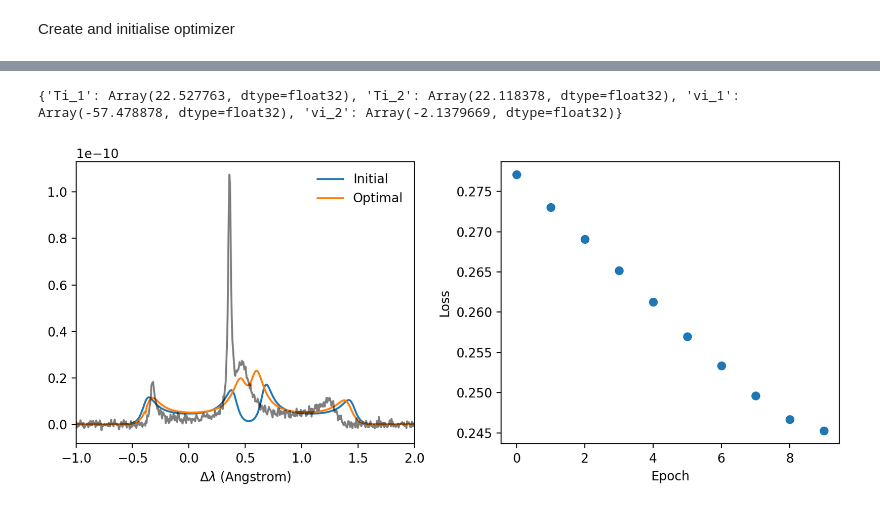
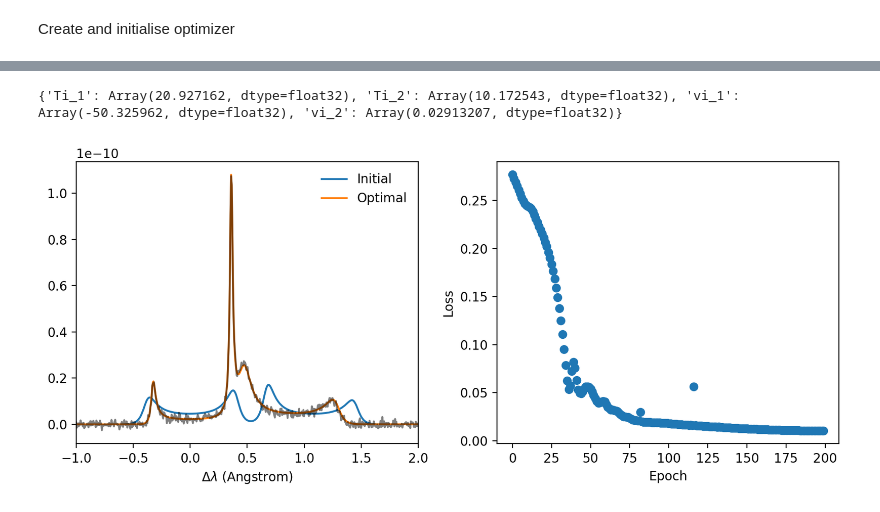
Before and after one commit to aidancrilly/Thomson-Scattering-Cross-Section-Calculator, a Jupyter notebook: PYTHON Code/OTSax/examples/IAWFitExample.ipynb, the cells around one changed output, grey strips where cells are left out. Cells and saved outputs as stored; diff of their text form; code cells hidden in the pictures.

```diff
--- a/PYTHON Code/OTSax/examples/IAWFitExample.ipynb
+++ b/PYTHON Code/OTSax/examples/IAWFitExample.ipynb
@@ -57,13 +45,9 @@ def calc_skw_Max(inputs,electron_params,ion_params):
     skw_val = skw(omega,scattering_angle,omega_laser,Te*1e-3,Ti*1e-3,Z,Ai,ne,ve,vi)
     return skw_val
 
-def calc_skw_nonMax(inputs,electron_params,ion_params):
+def calc_skw_nonMax(inputs,electron_params,fion):
     omega,scattering_angle,omega_laser,Ai,flytab = inputs
     ne,Te,ve = electron_params
-    fion_params,fion_func = ion_params
-
-    # Sample distribution function
-    fion = create_dist_func_dict(fion_func,*fion_params)
 
     # Find ionisation from FLY table
     Z = flytab.interp(Te,ne)
@@ -146,11 +130,11 @@ Ti_2 = 10.0
 
 inputs = omg,sa,omgL,Ai,flytab
 electron_params = ne,Te,ve
-nonmax_ion_params = [vi_1,Ti_1,vi_2,Ti_2,Ai],DoubleIonMax
+fion = create_dist_func_dict(DoubleIonMax,*[vi_1,Ti_1,vi_2,Ti_2,Ai])
 
 # Allow JITing
 start = time()
-skw_nonmax = calc_skw_nonMax(inputs,electron_params,nonmax_ion_params)
+skw_nonmax = calc_skw_nonMax(inputs,electron_params,fion)
 nonmax_time = time()-start
 # %%
 plt.figure(dpi=200)
@@ -174,8 +158,8 @@ synthetic_data = skw_nonmax + 1e-12*jax.random.normal(key,shape=skw_nonmax.shape
 Create and initialise optimizer
 # %%
 vi_1,Ti_1,vi_2,Ti_2 = -60.0e3/c, 20.0, 0.0e3/c, 20.0
-nonmax_ion_params = [vi_1,Ti_1,vi_2,Ti_2,Ai],DoubleIonMax
-initial_skw_nonmax = calc_skw_nonMax(inputs,electron_params,nonmax_ion_params)
+fion = create_dist_func_dict(DoubleIonMax,*[vi_1,Ti_1,vi_2,Ti_2,Ai])
+initial_skw_nonmax = calc_skw_nonMax(inputs,electron_params,fion)
 # %%
 def create_piecewise_learning_rate_schedule(init_value,total_steps,decay_rate,boundaries):
     boundaries_and_scales = {int(total_steps*b) : decay_rate for b in boundaries}
@@ -187,14 +171,14 @@ def LossFunc(params,scale_factor = 1e22):
     # Scaling
     vi_1 /= v_scale
     vi_2 /= v_scale
-    nonmax_ion_params = [vi_1,Ti_1,vi_2,Ti_2,Ai],DoubleIonMax
-    skw_nonmax = calc_skw_nonMax(inputs,electron_params,nonmax_ion_params)
+    fion['fi_params'] = [vi_1,Ti_1,vi_2,Ti_2,Ai]
+    skw_nonmax = calc_skw_nonMax(inputs,electron_params,fion)
     loss = scale_factor*jnp.mean((skw_nonmax-synthetic_data)**2)
     return loss
 
 LossGradFunc = jax.value_and_grad(LossFunc)
 
-noptsteps = 10
+noptsteps = 200
 learning_rate_schedule = create_piecewise_learning_rate_schedule(0.25,noptsteps,0.5,[25,50,75])
 
 optimizer = optax.adam(learning_rate=learning_rate_schedule)
@@ -233,32 +205,32 @@ for i in range(noptsteps):
 # %%
 vi_1,Ti_1,vi_2,Ti_2 = params['vi_1'],params['Ti_1'],params['vi_2'],params['Ti_2']
 print(params)
 # Scaling
 vi_1 /= v_scale
 vi_2 /= v_scale
-nonmax_ion_params = [vi_1,Ti_1,vi_2,Ti_2,Ai],DoubleIonMax
-optimal_skw_nonmax = calc_skw_nonMax(inputs,electron_params,nonmax_ion_params)
+fion['fi_params'] = [vi_1,Ti_1,vi_2,Ti_2,Ai]
+optimal_skw_nonmax = calc_skw_nonMax(inputs,electron_params,fion)
 
 fig = plt.figure(dpi=200,figsize=(9,4))
 ax1 = fig.add_subplot(121)
 ax2 = fig.add_subplot(122)
 
 ax1.plot(wlsim_ang,initial_skw_nonmax,label='Initial')
 ax1.plot(wlsim_ang,optimal_skw_nonmax,label='Optimal')
 ax1.plot(wlsim_ang,synthetic_data,'k',alpha=0.5)
 
 ax1.set_xlim(-1.0,2.0)
 ax1.set_xlabel(r"$\Delta \lambda$ (Angstrom)")
 
 ax1.legend(frameon=False)
 
 ax2.scatter(jnp.arange(noptsteps),loss_history)
 ax2.set_xlabel("Epoch")
 ax2.set_ylabel("Loss")
 
 fig.tight_layout()
 
 plt.show()
 # %% [output]
-{'Ti_1': Array(22.527763, dtype=float32), 'Ti_2': Array(22.118378, dtype=float32), 'vi_1': Array(-57.478878, dtype=float32), 'vi_2': Array(-2.1379669, dtype=float32)}
+{'Ti_1': Array(20.927162, dtype=float32), 'Ti_2': Array(10.172543, dtype=float32), 'vi_1': Array(-50.325962, dtype=float32), 'vi_2': Array(0.02913207, dtype=float32)}
-[figure, old version]
+[figure, new version]
```
Also changed, not shown: parts of 5 cells of this notebook, 1 other file.
